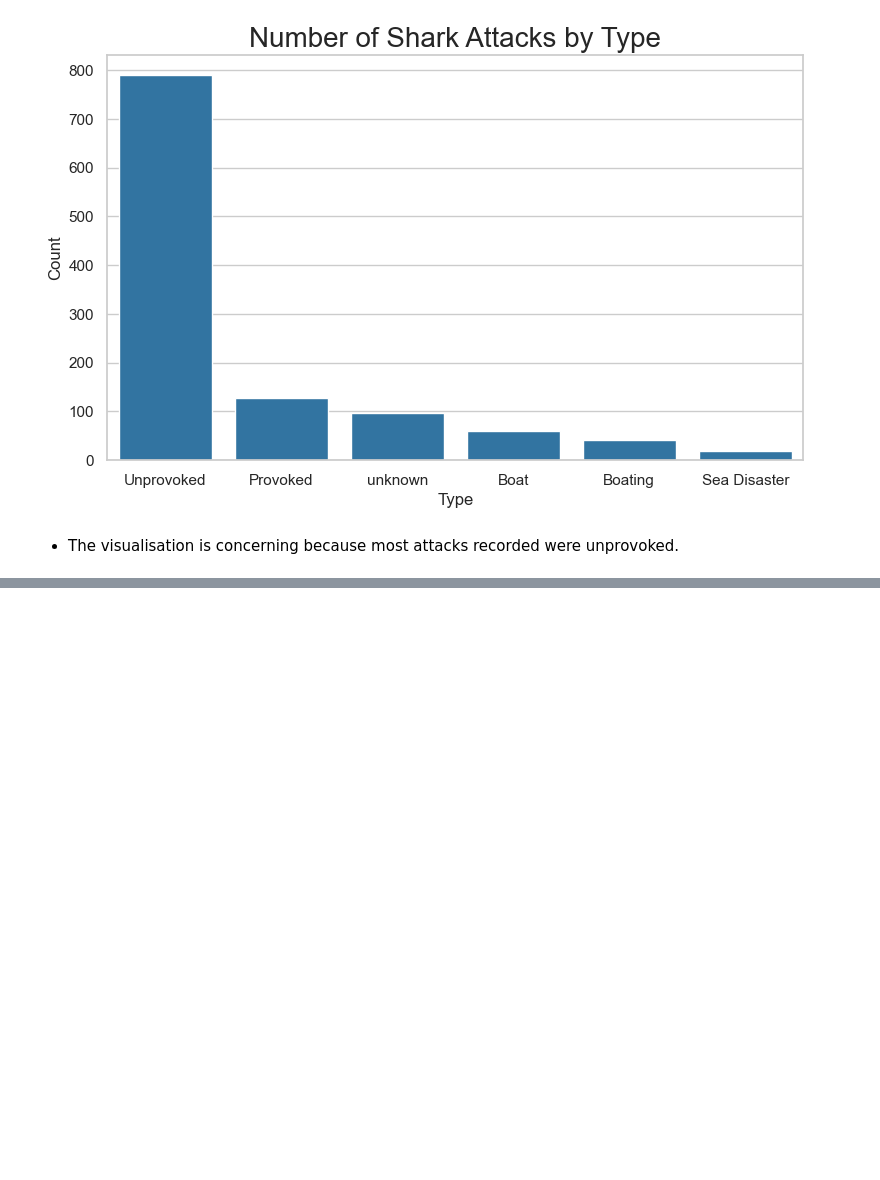
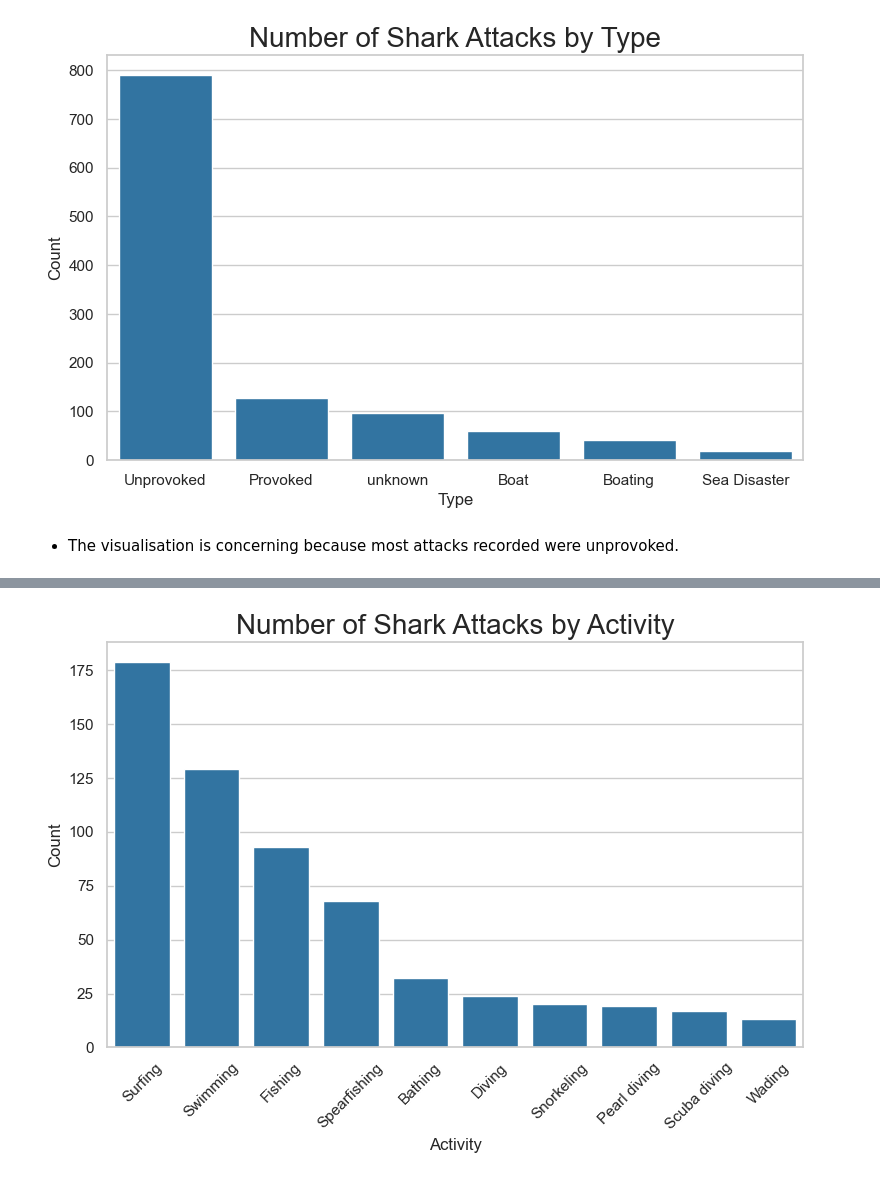
Before and after one commit to moscmh/shark, a Jupyter notebook: shark.ipynb, the cells around one changed output, grey strips where cells are left out. Cells and saved outputs as stored; diff of their text form; code cells hidden in the pictures; blank space fills up the shorter version.

Commit message:
Continue activity.

```diff
--- a/shark.ipynb
+++ b/shark.ipynb
@@ -486,0 +489,5 @@ plt.show()
+# %%
+activity_count = df['Activity'].value_counts()
+activity_count.drop(index=['unknown'], inplace=True)
+activity_count_top10 = activity_count.sort_values(ascending=False)[:10]
+activity_count_top10
@@ -486,0 +507,12 @@ plt.show()
+# %%
+fig, ax = plt.subplots(figsize=(8,5))
+# Bar plot
+sns.barplot(x=activity_count_top10.index, y=activity_count_top10.values, color='tab:blue')
+# Axes labels and title
+plt.title("Number of Shark Attacks by Activity", size=20)
+plt.xticks(rotation=45)
+plt.ylabel("Count")
+# Display
+plt.show()
+# %% [output]
+[figure, added]
```
Also changed, not shown: parts of 2 cells of this notebook.
